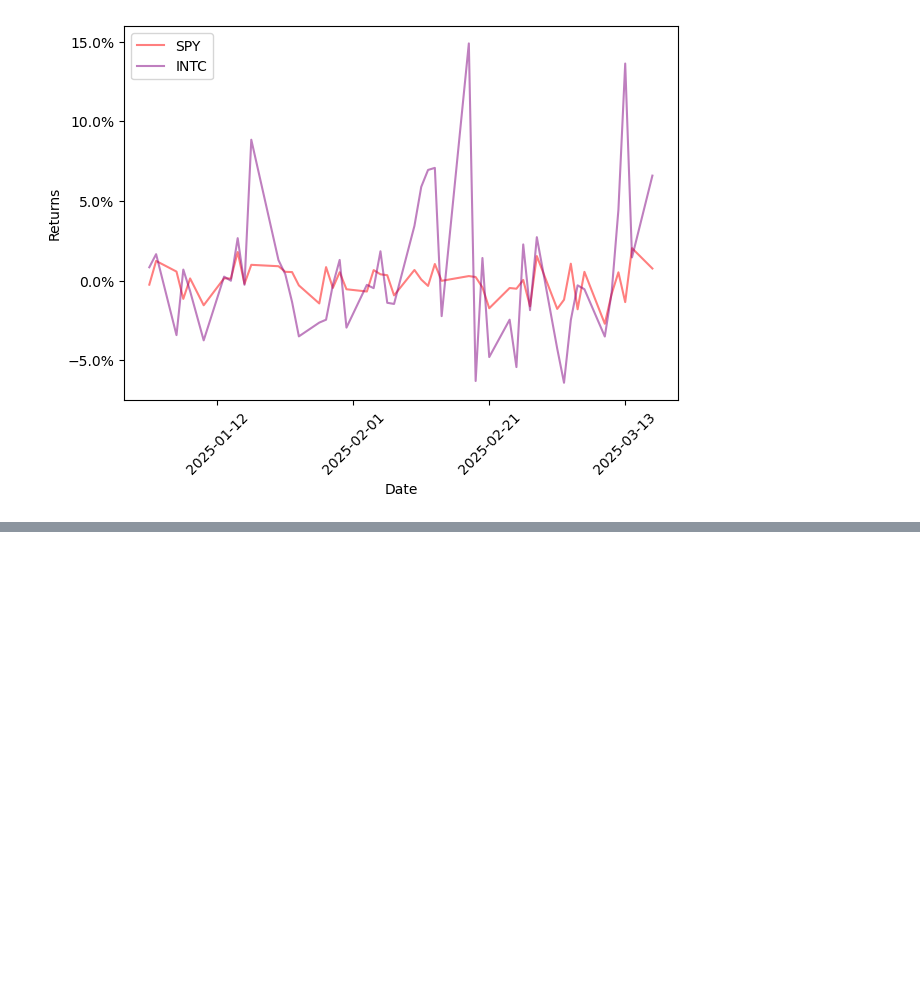
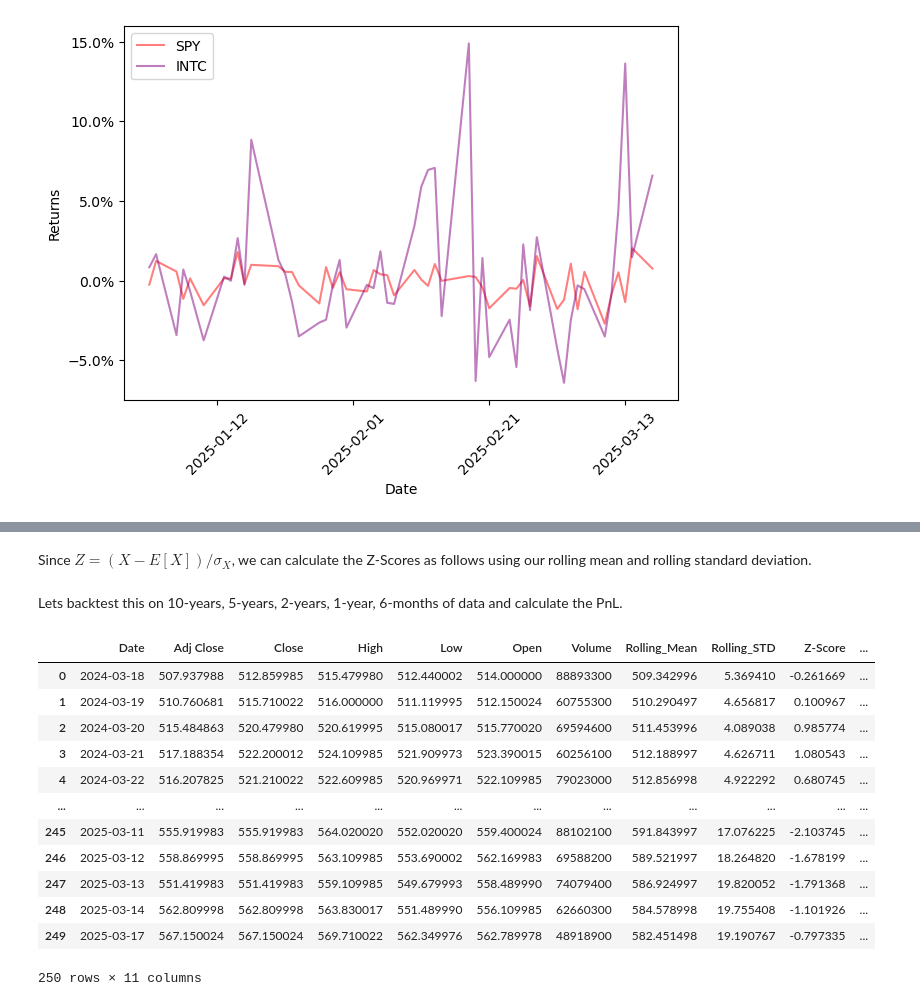
Before and after one commit to dimitris-markopoulos/QuantitativeFinance, a Jupyter notebook: Algorithmic Trading/CoveredCalls.ipynb, the cells around one changed output, grey strips where cells are left out. Drawn from its saved outputs; the diff is of its cells as text; code cells hidden in the pictures; blank space fills up the shorter version.

```diff
--- a/Algorithmic Trading/CoveredCalls.ipynb
+++ b/Algorithmic Trading/CoveredCalls.ipynb
@@ -63,0 +46,13 @@ calls
+# %%
+start_ = '2010-01-01'
+end_ = dt.datetime.today()
+data = yf.download('SPY', start=start_, end=end_, auto_adjust=False)
+
+cols = data.columns
+data_dict = {tuple_[0]:[] for tuple_ in cols}
+for tuple_ in cols:
+    data_dict[tuple_[0]] = [data[tuple_[0]].values[i][0] for i in range(len(data[tuple_[0]].values))]
+
+SPY_df = pd.DataFrame(data_dict)
+SPY_df.index = np.array(data.index)
+SPY_df
@@ -63,0 +74,6 @@ calls
+# %%
+window = 20 # hyperparameter we can tune later in backtesting
+SPY_df['Rolling_Mean'] = SPY_df['Close'].rolling(window=window).mean() # rolling mean
+SPY_df['Rolling_STD'] = SPY_df['Close'].rolling(window=window).std() # rolling standard deviation
+# %% [markdown]
+Since $Z = (X - E[X])/\sigma_X$, we can calculate the Z-Scores as follows using our rolling mean and rolling standard deviation.
@@ -63,0 +88,23 @@ calls
+# %% [markdown]
+Lets backtest this on 10-years, 5-years, 2-years, 1-year, 6-months of data and calculate the PnL.
+# %%
+yrs = 1
+today = dt.datetime.today()
+start = today - timedelta(days=365 * yrs)
+df = SPY_df.loc[start:today]
+df = df.reset_index(drop=False).rename(columns = {'index':'Date'})
+df
+# %% [output]
+|  | Date | Adj Close | Close | High | Low | Open | Volume | Rolling_Mean | Rolling_STD | Z-Score | ... |
+| 0 | 2024-03-18 | 507.937988 | 512.859985 | 515.479980 | 512.440002 | 514.000000 | 88893300 | 509.342996 | 5.369410 | -0.261669 | ... |
+| 1 | 2024-03-19 | 510.760681 | 515.710022 | 516.000000 | 511.119995 | 512.150024 | 60755300 | 510.290497 | 4.656817 | 0.100967 | ... |
+| 2 | 2024-03-20 | 515.484863 | 520.479980 | 520.619995 | 515.080017 | 515.770020 | 69594600 | 511.453996 | 4.089038 | 0.985774 | ... |
+| 3 | 2024-03-21 | 517.188354 | 522.200012 | 524.109985 | 521.909973 | 523.390015 | 60256100 | 512.188997 | 4.626711 | 1.080543 | ... |
+| 4 | 2024-03-22 | 516.207825 | 521.210022 | 522.609985 | 520.969971 | 522.109985 | 79023000 | 512.856998 | 4.922292 | 0.680745 | ... |
+| ... | ... | ... | ... | ... | ... | ... | ... | ... | ... | ... | ... |
+| 245 | 2025-03-11 | 555.919983 | 555.919983 | 564.020020 | 552.020020 | 559.400024 | 88102100 | 591.843997 | 17.076225 | -2.103745 | ... |
+| 246 | 2025-03-12 | 558.869995 | 558.869995 | 563.109985 | 553.690002 | 562.169983 | 69588200 | 589.521997 | 18.264820 | -1.678199 | ... |
+| 247 | 2025-03-13 | 551.419983 | 551.419983 | 559.109985 | 549.679993 | 558.489990 | 74079400 | 586.924997 | 19.820052 | -1.791368 | ... |
+| 248 | 2025-03-14 | 562.809998 | 562.809998 | 563.830017 | 551.489990 | 556.109985 | 62660300 | 584.578998 | 19.755408 | -1.101926 | ... |
+| 249 | 2025-03-17 | 567.150024 | 567.150024 | 569.710022 | 562.349976 | 562.789978 | 48918900 | 582.451498 | 19.190767 | -0.797335 | ... |
+250 rows × 11 columns
```
Also changed, not shown: parts of 10 cells of this notebook.
